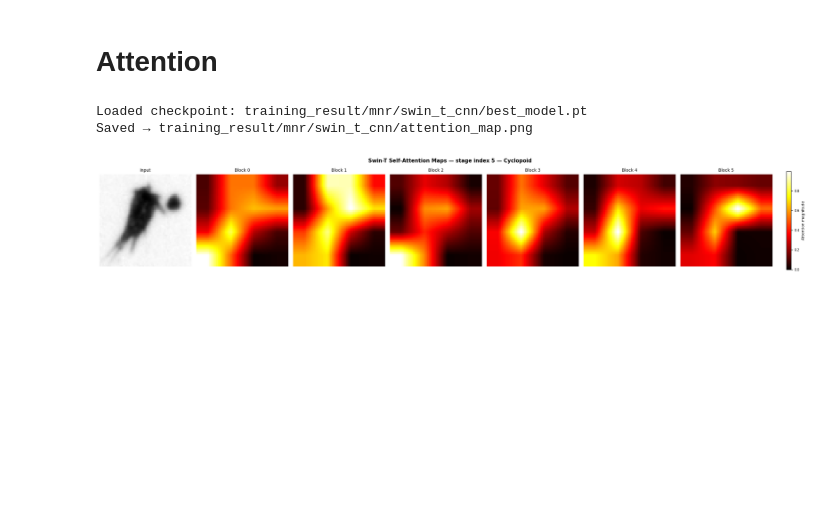
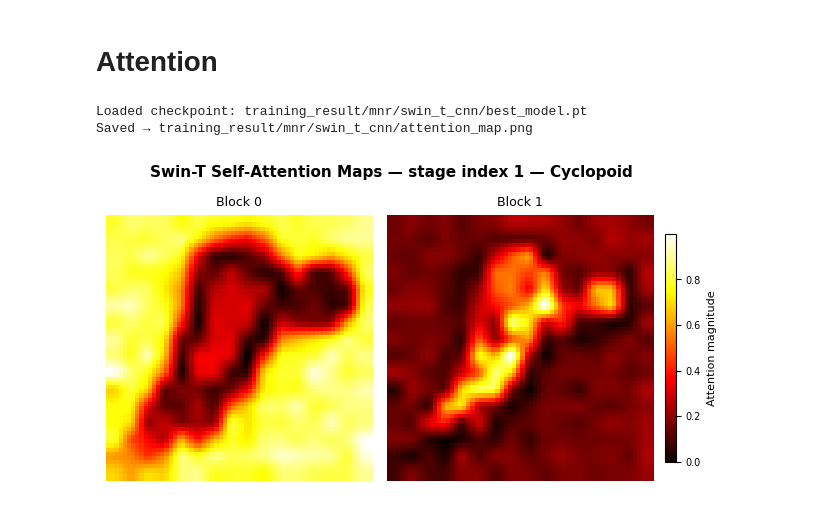
Before and after one commit to atjhin/Zooplankton_Classification, a Jupyter notebook: runs/mnr.ipynb, the cells around one changed output. Drawn from its saved outputs; the diff is of its cells as text; code cells hidden in the pictures; blank space fills up the shorter version.

```diff
--- a/hardrouter.ipynb
+++ b/runs/mnr.ipynb
@@ -208,32 +212,33 @@ Saved → swin_t_cnn_2026-03-31/size_vs_accuracy.png
 # %%
 from hierroute import visualize_swin_attention
 from torchvision import transforms
 from PIL import Image
 
 saved_dir ="training_result/mnr/swin_t_cnn"
 backbone = 'swin_t'
 expert_type = "cnn"
 model = HierRouteNet(hier_dataset.hierarchy, hier_dataset.label_to_ids, checkpoint_dir=saved_dir,
                    backbone= backbone, expert_type=expert_type)
 idx = test_split[155]
 sample_path = hier_dataset.image_paths[idx]
 
 label_id   = hier_dataset.labels[idx]
 label_name = {v: k for k, v in hier_dataset.label_to_ids.items()}[label_id]
 img = Image.open(sample_path).convert('L')
 img_tensor = transforms.Compose([
     transforms.Resize((64, 64)),
     transforms.ToTensor(),
 ])(img).unsqueeze(0).repeat(1, 3, 1, 1)   # (1, 3, 64, 64)
 
-fig = visualize_swin_attention(model, img_tensor, stage=5,
+fig = visualize_swin_attention(model, img_tensor, stage=1,
                                 label=label_name,
+                                show_input=False,
                                 overlay=False,
                                 save_path=f"{saved_dir}/attention_map.png")
 # %% [output]
 Loaded checkpoint: training_result/mnr/swin_t_cnn/best_model.pt
 Saved → training_result/mnr/swin_t_cnn/attention_map.png
-[figure, old version]
+[figure, new version]
 # %%
 from hierroute.extra_functions import visualize_gradcam
 stage=7
```
Also changed, not shown: parts of 7 cells of this notebook, 15 other files.
